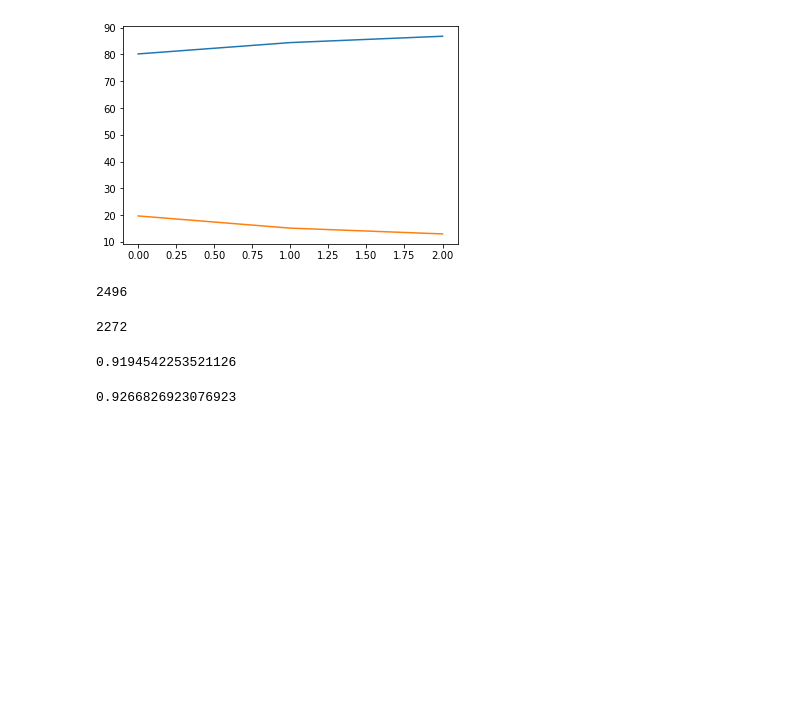
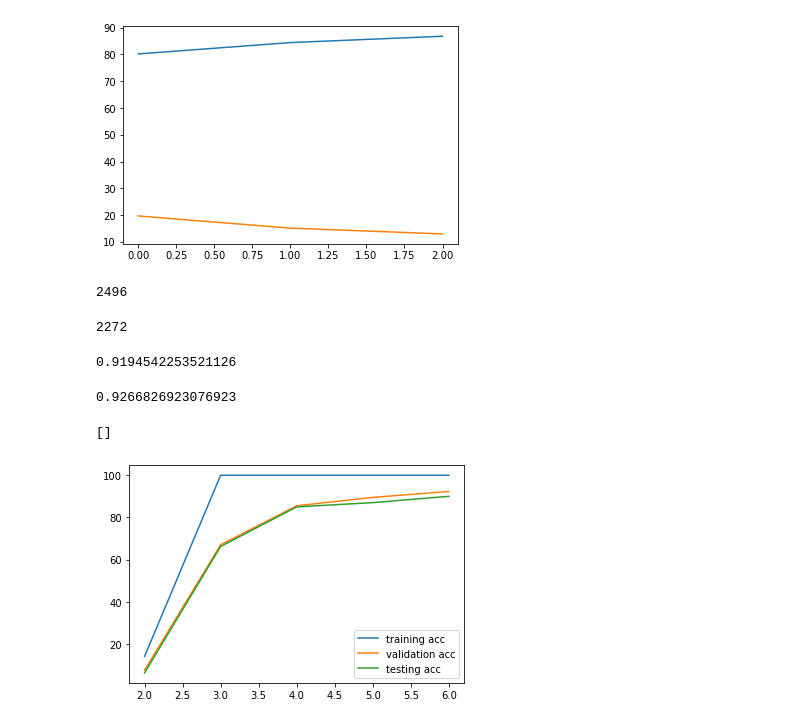
Before and after one commit to k-pratyush/online-signature-verification, a Jupyter notebook: Sign_clean.ipynb, the cells around one changed output. Drawn from its saved outputs; the diff is of its cells as text; code cells hidden in the pictures; blank space fills up the shorter version.

```diff
--- a/Sign_clean.ipynb
+++ b/Sign_clean.ipynb
@@ -691,3 +700,17 @@ true_check
 print(2313/(183+2313))
 # %% [output]
 0.9266826923076923
+# %%
+ta = [14,100,100,100,100]
+va = [7.5,67,85.5,89.5,92.3]
+acc =[6.2,66.2,85,87,90]
+xv = [2,3,4,5,6]
+# %%
+plt.plot(xv,ta)
+plt.plot(xv,va)
+plt.plot(xv,acc)
+plt.legend(['training acc','validation acc','testing acc'])
+plt.plot()
+# %% [output]
+[]
+[figure, added]
```
Also changed, not shown: parts of 7 cells of this notebook, 1 other file.
